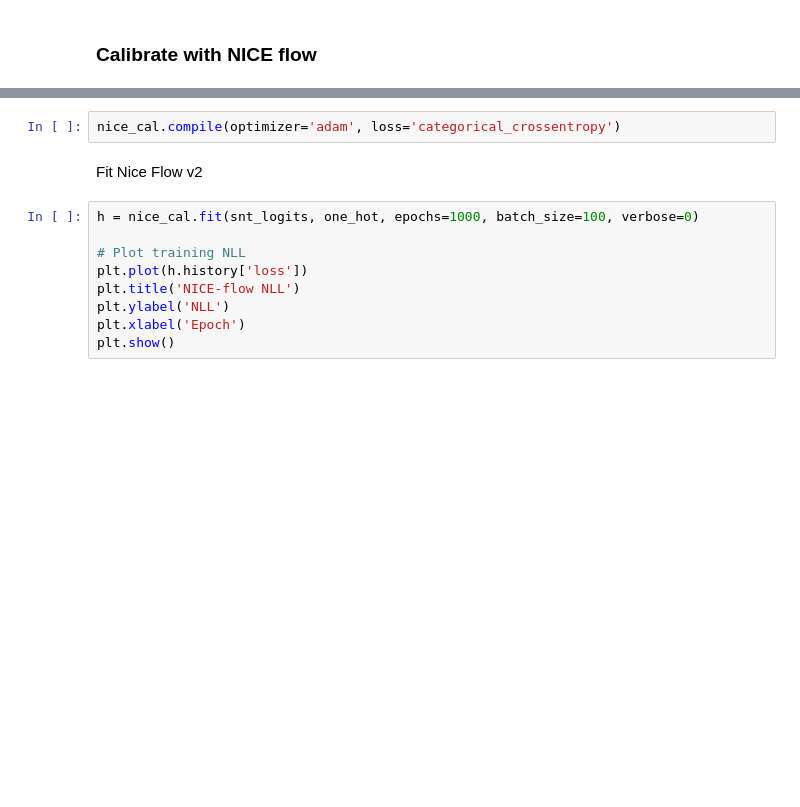
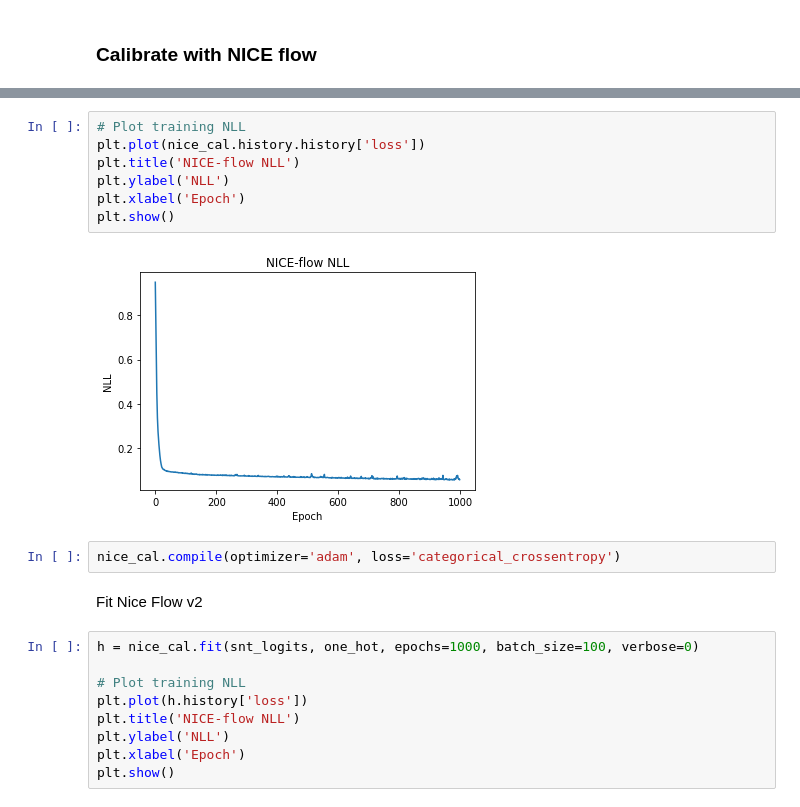
Before and after one commit to SergioAlvarezB/calibration-normalizing-flows, a Jupyter notebook: notebooks/NICE-simulated-predictions.ipynb, the cells around one changed output, grey strips where cells are left out. Drawn from its saved outputs; the diff is of its cells as text; blank space fills up the shorter version.

```diff
--- a/notebooks/NICE-simulated-predictions.ipynb
+++ b/notebooks/NICE-simulated-predictions.ipynb
@@ -197,3 +207,12 @@ Expected Calibration Error after calibration with mlr: 0.031
+# %%
+# Plot training NLL
+plt.plot(nice_cal.history.history['loss'])
+plt.title('NICE-flow NLL')
+plt.ylabel('NLL')
+plt.xlabel('Epoch')
+plt.show()
+# %% [output]
+[figure, added]
 # %%
 nice_cal.compile(optimizer='adam', loss='categorical_crossentropy')
 # %% [markdown]
```
Also changed, not shown: parts of 15 cells of this notebook, 2 other files.
